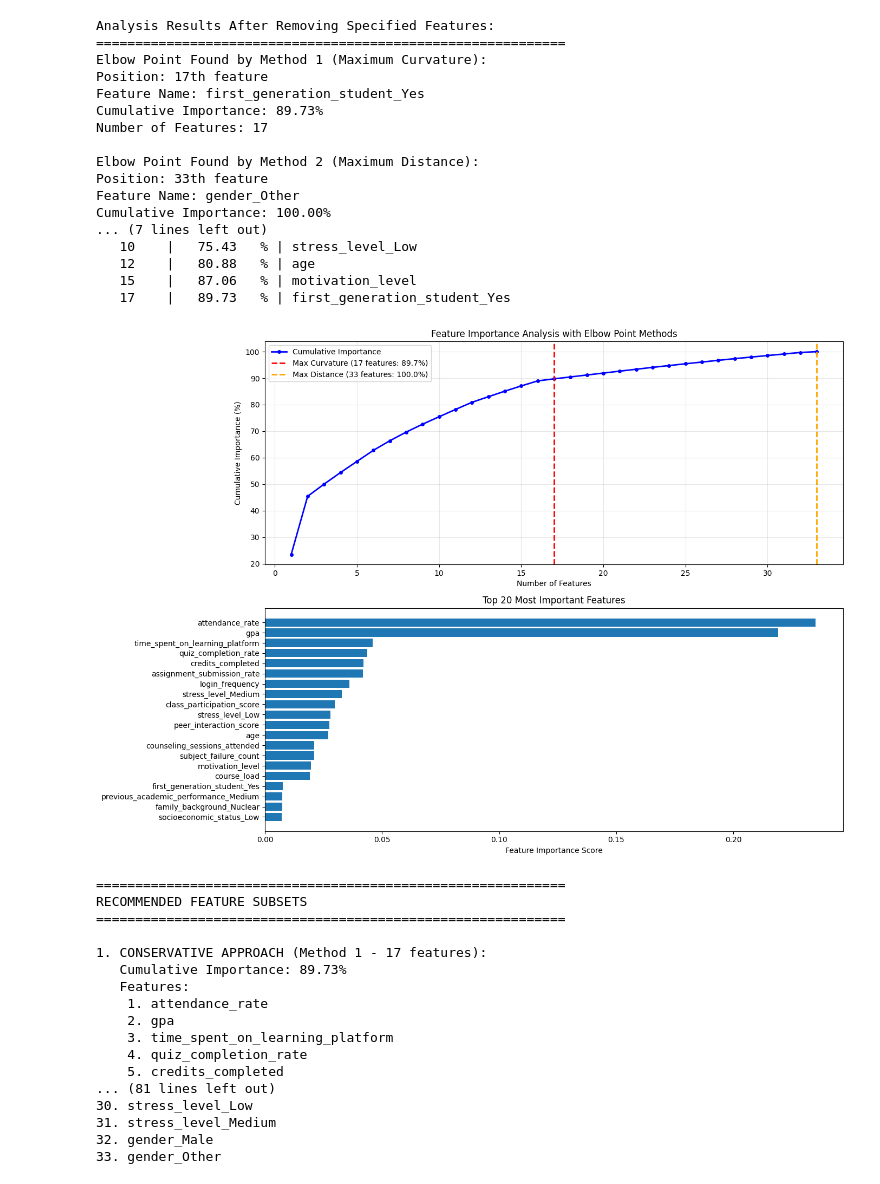
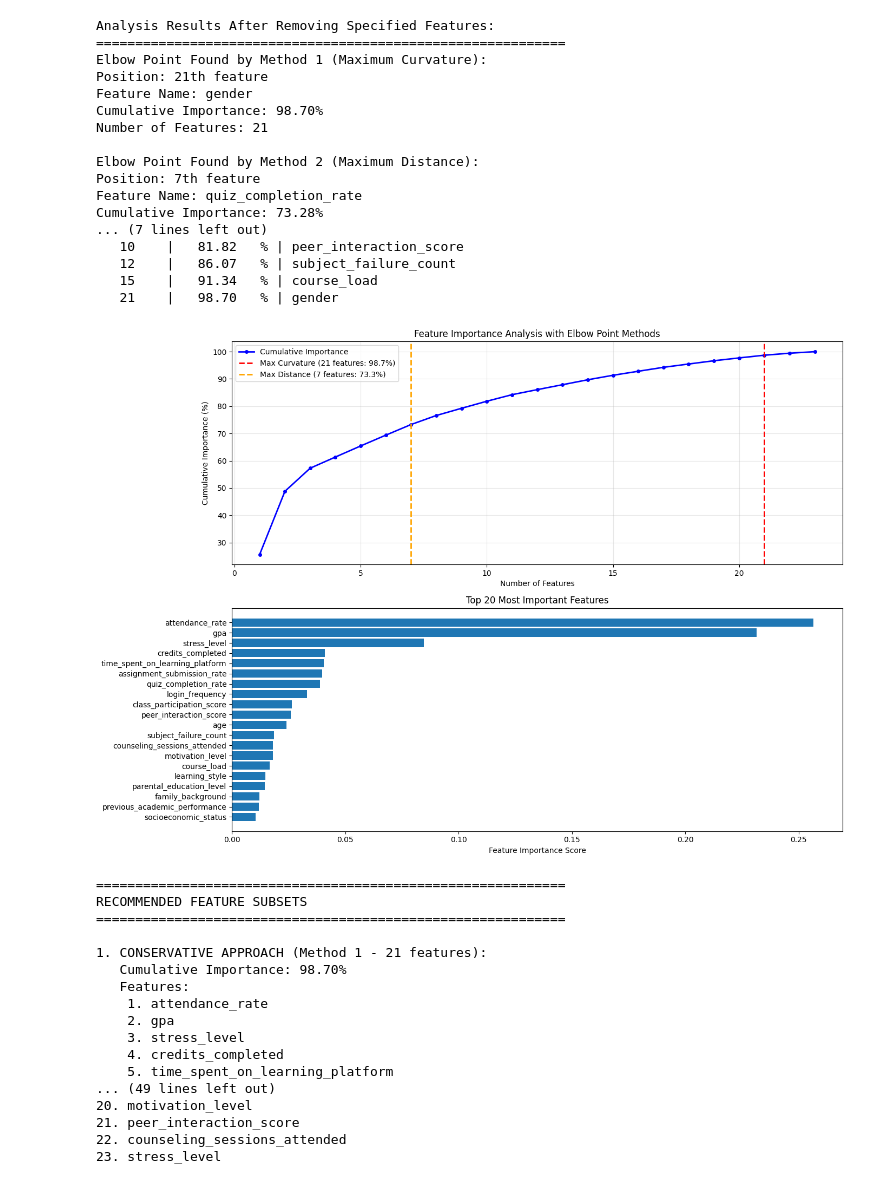
Before and after one commit to Salina-Huang/AI-in-ED-Multi-dimensional-Student-analytics-for-dropout-risk-prediction, a Jupyter notebook: RandomForest(elbow_points).ipynb, the cells around one changed output. Drawn from its saved outputs; the diff is of its cells as text; code cells hidden in the pictures.

```diff
--- a/RandomForest(elbow_points).ipynb
+++ b/RandomForest(elbow_points).ipynb
@@ -6,12 +6,12 @@ from sklearn.ensemble import RandomForestClassifier
 from sklearn.preprocessing import LabelEncoder
 
 # Read data
-df = pd.read_csv('https://raw.githubusercontent.com/Salina-Huang/AI-in-ED-Multi-dimensional-Student-analytics-for-dropout-risk-prediction/refs/heads/main/dat_preparation_onehot.csv')
+df = pd.read_csv('https://raw.githubusercontent.com/Salina-Huang/AI-in-ED-Multi-dimensional-Student-analytics-for-dropout-risk-prediction/refs/heads/main/cleaned_data.csv')
 X = df.drop(['dropout_status'], axis=1)
 y = df['dropout_status']
 
 # Remove specified features
-features_to_remove = ['engagement_score','Unnamed: 0']
+features_to_remove = ['engagement_score','student_id']
 X = X.drop(features_to_remove, axis=1)
 
 # Encode categorical variables
@@ -139,59 +139,59 @@ plt.show()
 
 # Output recommended feature subsets
 print("\n" + "="*60)
 print("RECOMMENDED FEATURE SUBSETS")
 print("="*60)
 
 print(f"\n1. CONSERVATIVE APPROACH (Method 1 - {elbow_idx1 + 1} features):")
 print(f"   Cumulative Importance: {feature_importances.loc[elbow_idx1, 'percentage']:.2f}%")
 print("   Features:")
 for i in range(elbow_idx1 + 1):
     print(f"   {i+1:2d}. {feature_importances.loc[i, 'feature']}")
 
 print(f"\n2. AGGRESSIVE APPROACH (Method 2 - {elbow_idx2 + 1} features):")
 print(f"   Cumulative Importance: {feature_importances.loc[elbow_idx2, 'percentage']:.2f}%")
 print("   Features:")
 for i in range(elbow_idx2 + 1):
     print(f"   {i+1:2d}. {feature_importances.loc[i, 'feature']}")
 
 # Display total number of remaining features
 print(f"\nTotal Remaining Features: {len(X.columns)}")
 print("All Remaining Features:")
 for i, col in enumerate(X.columns, 1):
     print(f"{i:2d}. {col}")
 # %% [output]
 Analysis Results After Removing Specified Features:
 ============================================================
 Elbow Point Found by Method 1 (Maximum Curvature):
-Position: 17th feature
-Feature Name: first_generation_student_Yes
-Cumulative Importance: 89.73%
-Number of Features: 17
+Position: 21th feature
+Feature Name: gender
+Cumulative Importance: 98.70%
+Number of Features: 21
 
 Elbow Point Found by Method 2 (Maximum Distance):
-Position: 33th feature
-Feature Name: gender_Other
-Cumulative Importance: 100.00%
+Position: 7th feature
+Feature Name: quiz_completion_rate
+Cumulative Importance: 73.28%
 ... (7 lines left out)
-   10    |   75.43   % | stress_level_Low
-   12    |   80.88   % | age
-   15    |   87.06   % | motivation_level
-   17    |   89.73   % | first_generation_student_Yes
+   10    |   81.82   % | peer_interaction_score
+   12    |   86.07   % | subject_failure_count
+   15    |   91.34   % | course_load
+   21    |   98.70   % | gender
-[figure, old version]
+[figure, new version]
 ============================================================
 RECOMMENDED FEATURE SUBSETS
 ============================================================
 
-1. CONSERVATIVE APPROACH (Method 1 - 17 features):
-   Cumulative Importance: 89.73%
+1. CONSERVATIVE APPROACH (Method 1 - 21 features):
+   Cumulative Importance: 98.70%
    Features:
     1. attendance_rate
     2. gpa
-    3. time_spent_on_learning_platform
-    4. quiz_completion_rate
-    5. credits_completed
-... (81 lines left out)
-30. stress_level_Low
-31. stress_level_Medium
-32. gender_Male
-33. gender_Other
+    3. stress_level
+    4. credits_completed
+    5. time_spent_on_learning_platform
+... (49 lines left out)
+20. motivation_level
+21. peer_interaction_score
+22. counseling_sessions_attended
+23. stress_level
```
